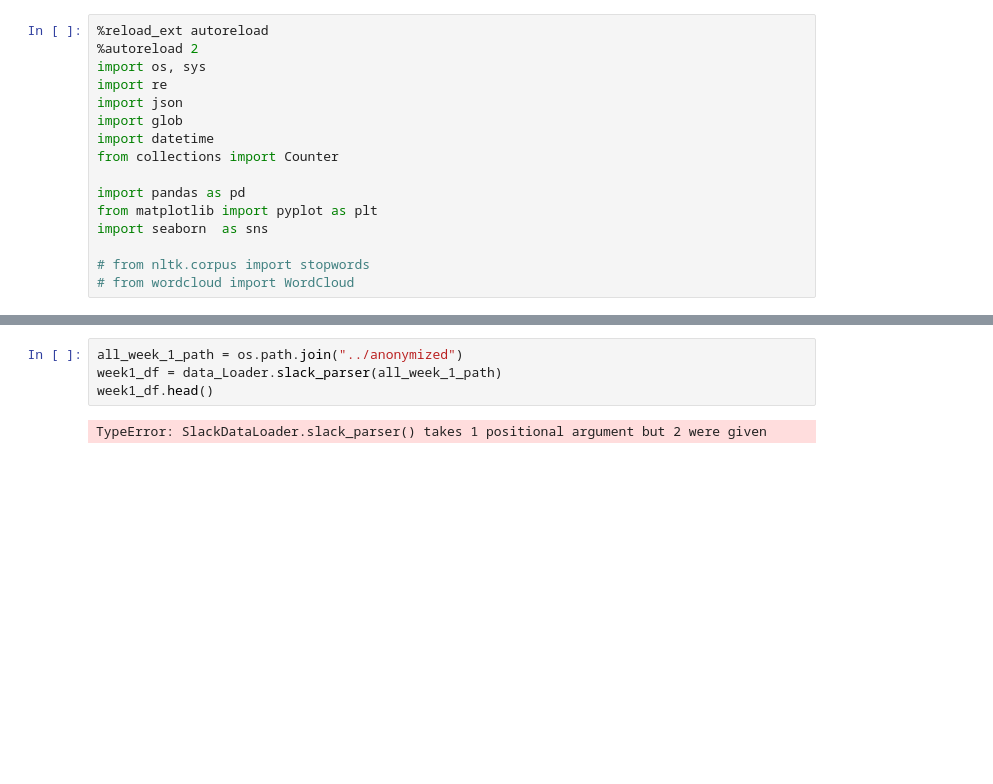
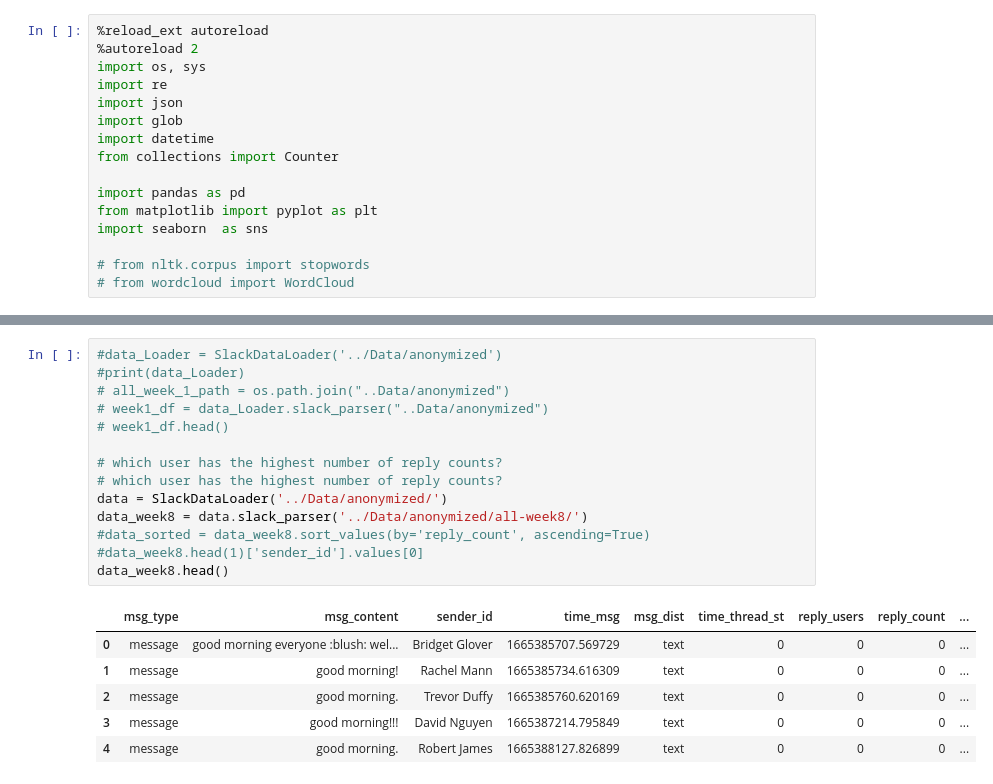
Before and after one commit to Rediet21/slack-data-analysis, a Jupyter notebook: Notebook/EDA.ipynb, the cells around one changed output, grey strips where cells are left out. Cells and saved outputs as stored; diff of their text form; blank space fills up the shorter version.

```diff
--- a/Notebook/EDA.ipynb
+++ b/Notebook/EDA.ipynb
@@ -49,6 +36,21 @@ data_Loader.channels
-# %%
-all_week_1_path = os.path.join("../anonymized")
-week1_df = data_Loader.slack_parser(all_week_1_path)
-week1_df.head()
-# %% [output]
-TypeError: SlackDataLoader.slack_parser() takes 1 positional argument but 2 were given
+# %%
+#data_Loader = SlackDataLoader('../Data/anonymized')
+#print(data_Loader)
+# all_week_1_path = os.path.join("..Data/anonymized")
+# week1_df = data_Loader.slack_parser("..Data/anonymized")
+# week1_df.head()
+
+# which user has the highest number of reply counts?
+# which user has the highest number of reply counts?
+data = SlackDataLoader('../Data/anonymized/')
+data_week8 = data.slack_parser('../Data/anonymized/all-week8/')
+#data_sorted = data_week8.sort_values(by='reply_count', ascending=True)
+#data_week8.head(1)['sender_id'].values[0]
+data_week8.head()
+# %% [output]
+|  | msg_type | msg_content | sender_id | time_msg | msg_dist | time_thread_st | reply_users | reply_count | ... |
+| 0 | message | good morning everyone :blush: wel... | Bridget Glover | 1665385707.569729 | text | 0 | 0 | 0 | ... |
+| 1 | message | good morning! | Rachel Mann | 1665385734.616309 | text | 0 | 0 | 0 | ... |
+| 2 | message | good morning. | Trevor Duffy | 1665385760.620169 | text | 0 | 0 | 0 | ... |
+| 3 | message | good morning!!! | David Nguyen | 1665387214.795849 | text | 0 | 0 | 0 | ... |
+| 4 | message | good morning. | Robert James | 1665388127.826899 | text | 0 | 0 | 0 | ... |
```
Also changed, not shown: parts of 2 cells of this notebook, 1 other file.
